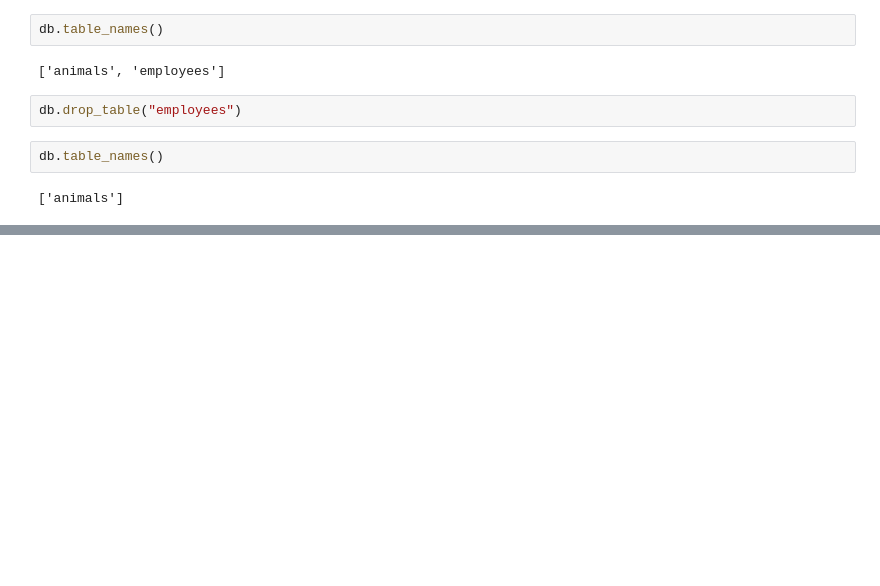
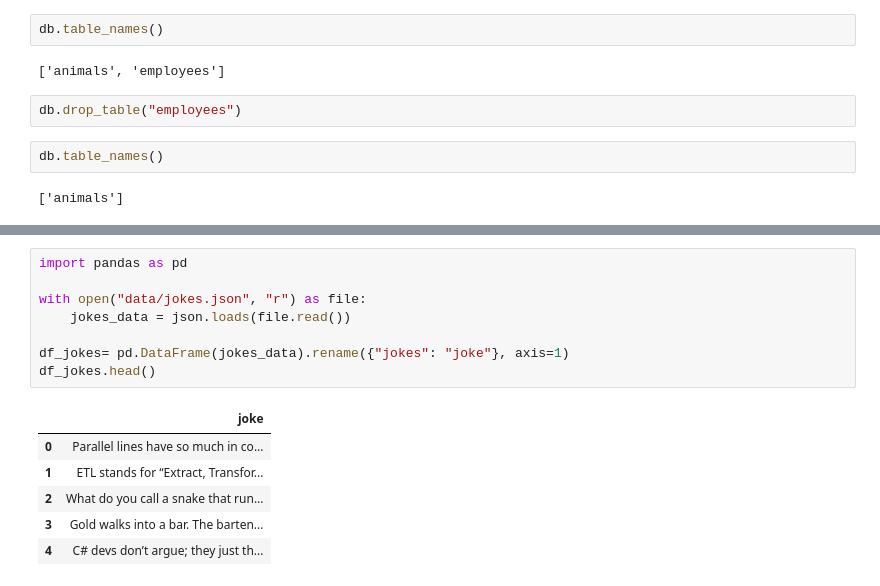
Before and after one commit to SusannaR11/AI_Engineering_OPA24_Susanna_Rokka, a Jupyter notebook: code-alongs/13.2_lancedb/lancedb_basics2.ipynb, the cells around one changed output, grey strips where cells are left out. Drawn from its saved outputs; the diff is of its cells as text; blank space fills up the shorter version.

```diff
--- a/code-alongs/13.2_lancedb/lancedb_basics2.ipynb
+++ b/code-alongs/13.2_lancedb/lancedb_basics2.ipynb
@@ -129,0 +241,15 @@ db.table_names()
+# %%
+import pandas as pd
+
+with open("data/jokes.json", "r") as file:
+    jokes_data = json.loads(file.read())
+
+df_jokes= pd.DataFrame(jokes_data).rename({"jokes": "joke"}, axis=1)
+df_jokes.head()
+# %% [output]
+|  | joke |
+| 0 | Parallel lines have so much in co... |
+| 1 | ETL stands for “Extract, Transfor... |
+| 2 | What do you call a snake that run... |
+| 3 | Gold walks into a bar. The barten... |
+| 4 | C# devs don’t argue; they just th... |
```
Also changed, not shown: parts of 16 cells of this notebook, 3 other files.
